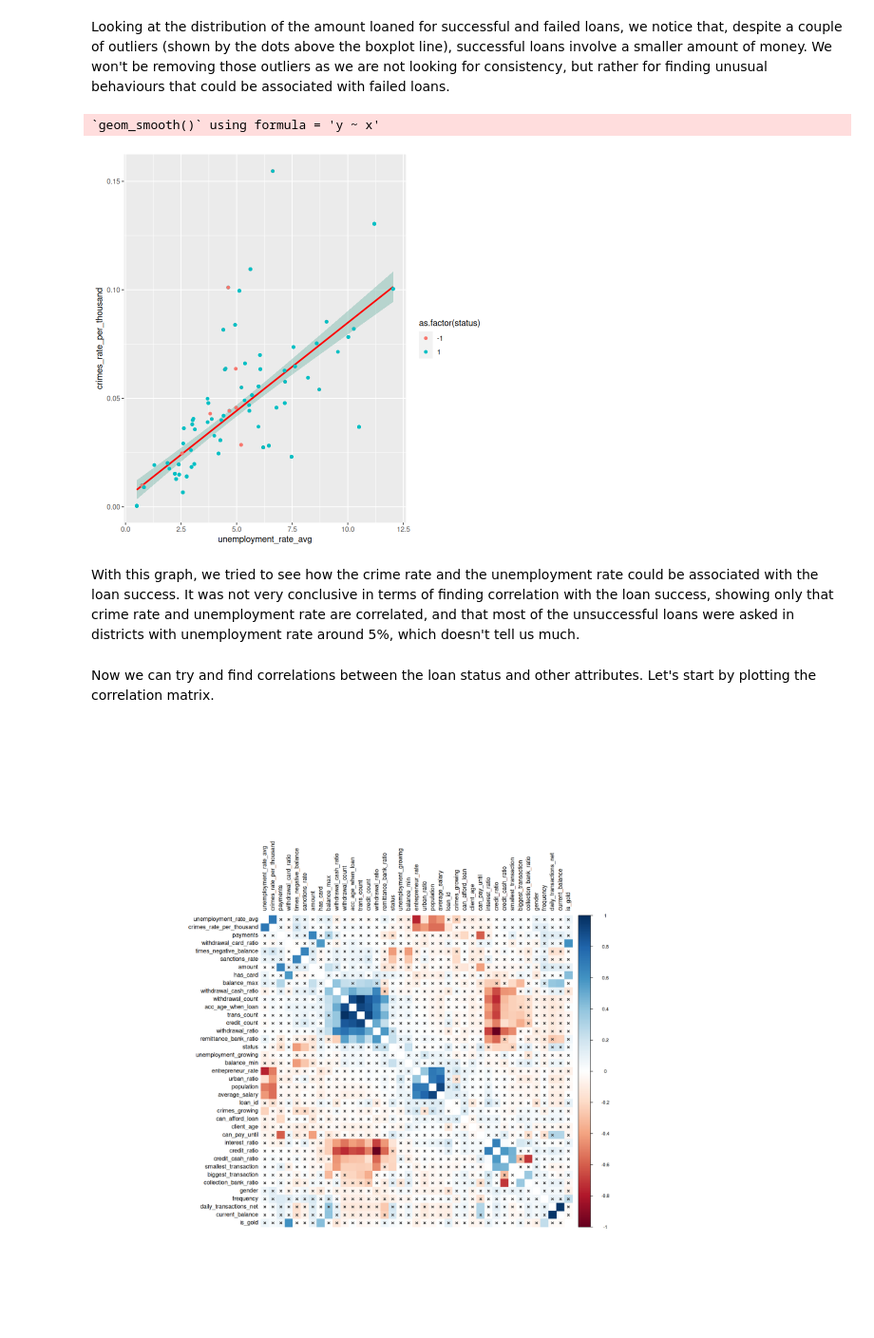
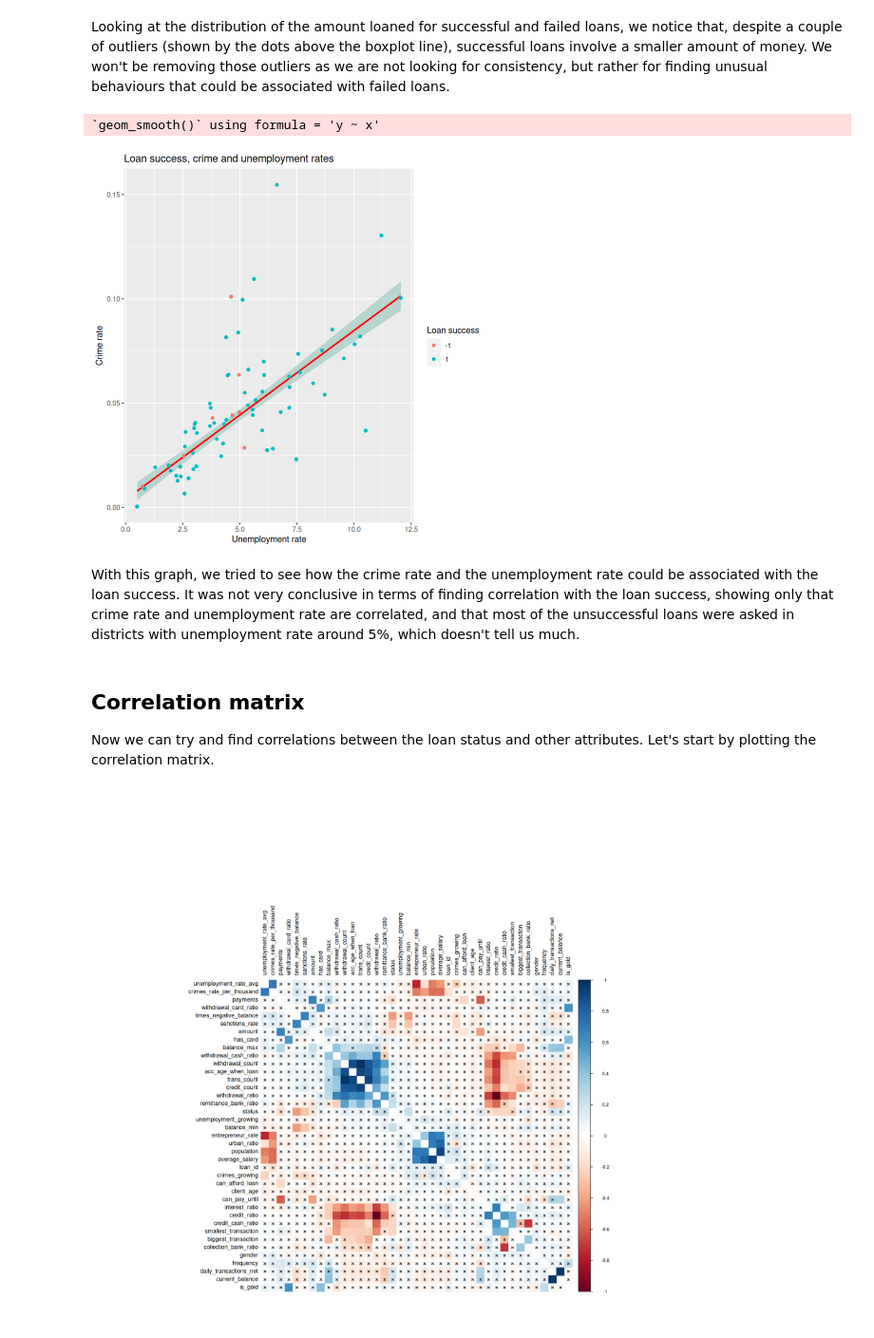
Before and after one commit to 1Krypt0/FEUP-AC-PROJ, a Jupyter notebook: docs/data-understanding.ipynb, the cells around one changed output. Shown at 95% size. Cells and saved outputs as stored; diff of their text form; code cells hidden in the pictures; blank space fills up the shorter version.

```diff
--- a/docs/data-understanding.ipynb
+++ b/docs/data-understanding.ipynb
@@ -65,14 +67,17 @@ Looking at the distribution of the amount loaned for successful and failed loans
 # %%
 ggplot(data, aes(x=unemployment_rate_avg, y=crimes_rate_per_thousand, color=as.factor(status))) +
     geom_smooth(method=lm , color="red", fill="#69b3a2", se=TRUE) +
+    labs(color="Loan success", x="Unemployment rate", y="Crime rate", title="Loan success, crime and unemployment rates") +
     geom_point()
 # %% [output]
 `geom_smooth()` using formula = 'y ~ x'
-[figure, old version]
+[figure, new version]
 # %% [markdown]
 With this graph, we tried to see how the crime rate and the unemployment rate could be associated with the loan success.
 It was not very conclusive in terms of finding correlation with the loan success, showing only that crime rate and unemployment rate are correlated, and that most of the unsuccessful loans were asked in districts with unemployment rate around 5%, which doesn't tell us much.
 # %% [markdown]
+## Correlation matrix
+
 Now we can try and find correlations between the loan status and other attributes. Let's start by plotting the correlation matrix.
 # %%
 data_cor <- data %>%
```
Also changed, not shown: parts of 25 cells of this notebook.
